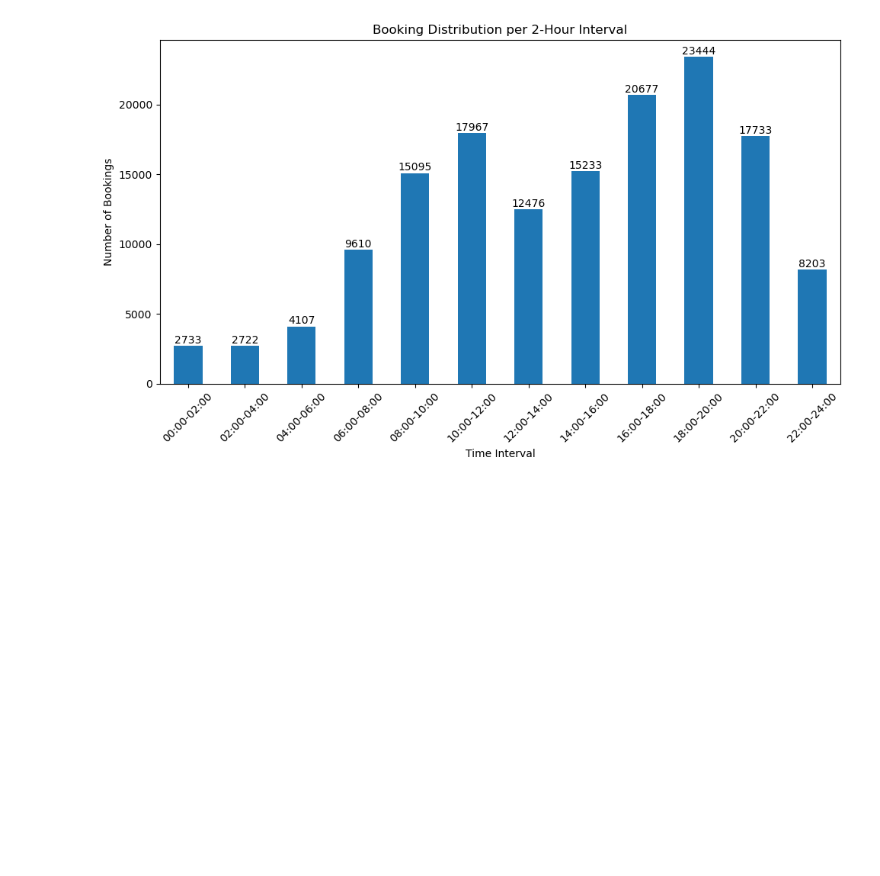
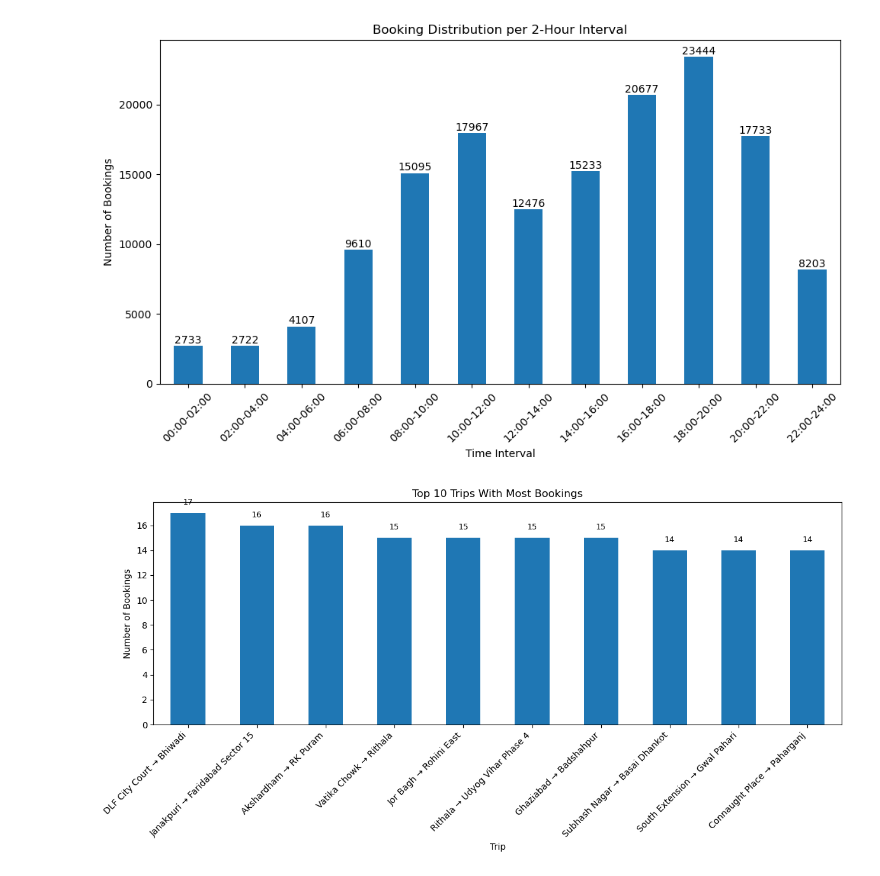
Before and after one commit to FlazeFy2/DS-Uber_Data_Analytics_Dashboard, a Jupyter notebook: exploratory data analysis-bar.ipynb, the cells around one changed output. Cells and saved outputs as stored; diff of their text form; code cells hidden in the pictures; blank space fills up the shorter version.

Commit message:
[DS] Exploratory Data Analysis (EDA) - Bar Chart 10 Trip With Most Booking

```diff
--- a/exploratory data analysis-bar.ipynb
+++ b/exploratory data analysis-bar.ipynb
@@ -137,3 +137,31 @@ plt.tight_layout()
 plt.show()
 # %% [output]
 [figure]
+# %%
+import pandas as pd
+import matplotlib.pyplot as plt
+
+# Dataset
+# Exploratory Data Analysis (EDA) - Bar Chart 10 Trip With Most Booking
+df = pd.read_csv("ncr_ride_bookings.csv")
+
+# Count and order bookings
+df["Trip"] = df['Pickup Location'] + " → " + df['Drop Location']
+
+# Count bookings
+trip_counts = df["Trip"].value_counts().head(10)
+
+# Bar Chart
+plt.figure(figsize=(12, 6))
+trip_counts.plot.bar()
+# Add labels
+for i, value in enumerate(trip_counts):
+    plt.text(i, value + 0.5, str(value), ha='center', va='bottom', fontsize=9)
+plt.title("Top 10 Trips With Most Bookings")
+plt.xlabel("Trip")
+plt.ylabel("Number of Bookings")
+plt.xticks(rotation=45, ha='right')
+plt.tight_layout()
+plt.show()
+# %% [output]
+[figure, added]
```
